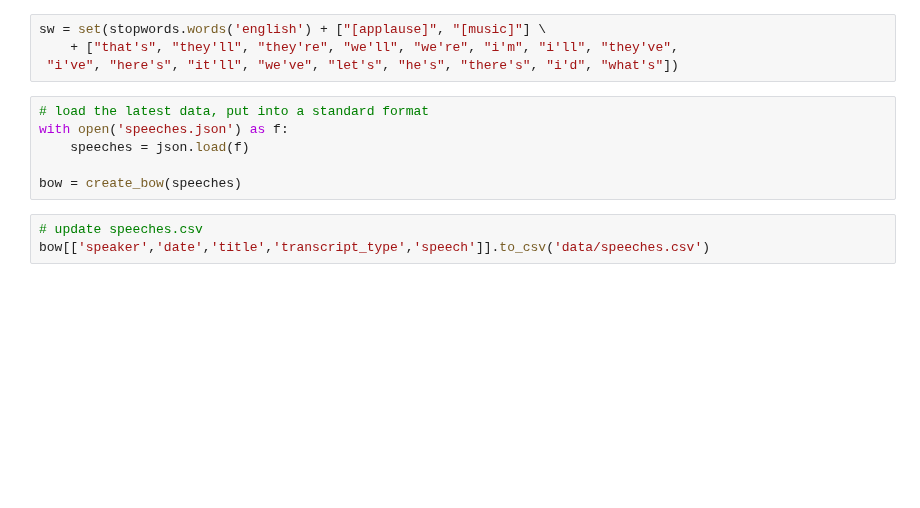
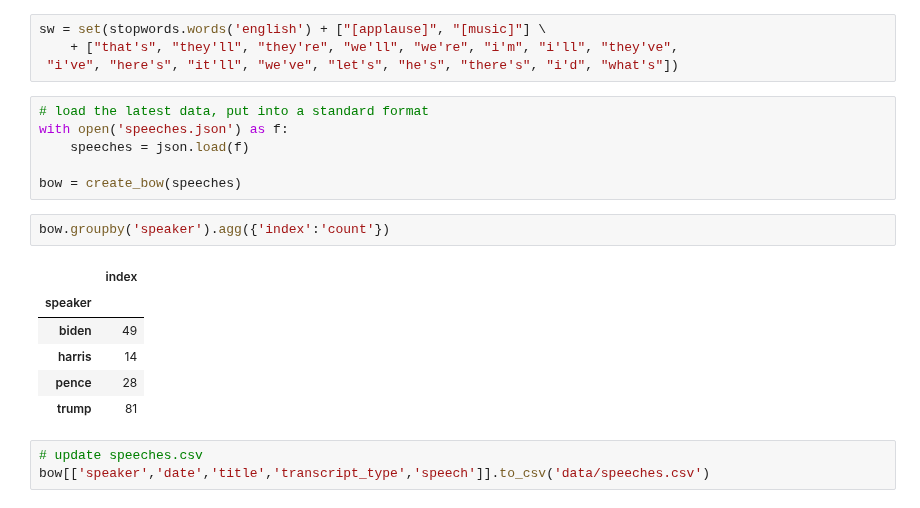
Before and after one commit to kfinity/capstone-speeches, a Jupyter notebook: tfidf.ipynb, the cells around one changed output. Cells and saved outputs as stored; diff of their text form; blank space fills up the shorter version.

```diff
--- a/tfidf.ipynb
+++ b/tfidf.ipynb
@@ -24,6 +24,15 @@ with open('speeches.json') as f:
     speeches = json.load(f)
 
 bow = create_bow(speeches)
+# %%
+bow.groupby('speaker').agg({'index':'count'})
+# %% [output]
+|  | index |
+| speaker |  |
+| biden | 49 |
+| harris | 14 |
+| pence | 28 |
+| trump | 81 |
 # %%
 # update speeches.csv
 bow[['speaker','date','title','transcript_type','speech']].to_csv('data/speeches.csv')
```
Also changed, not shown: 4 other files.
